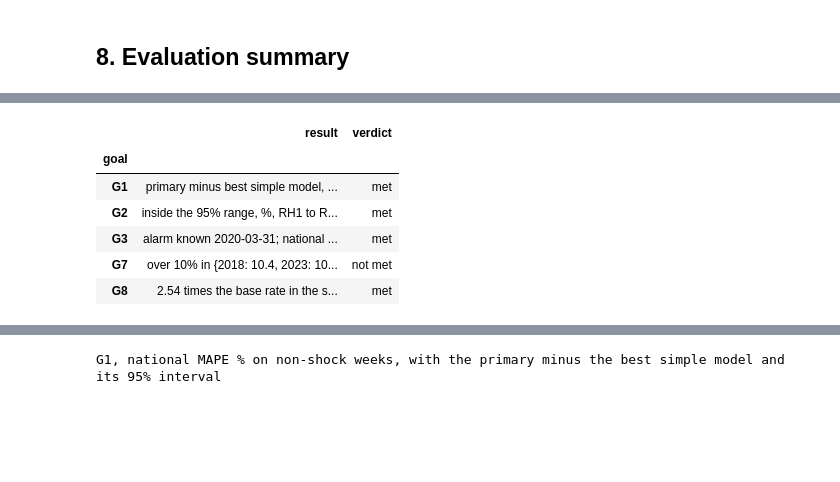
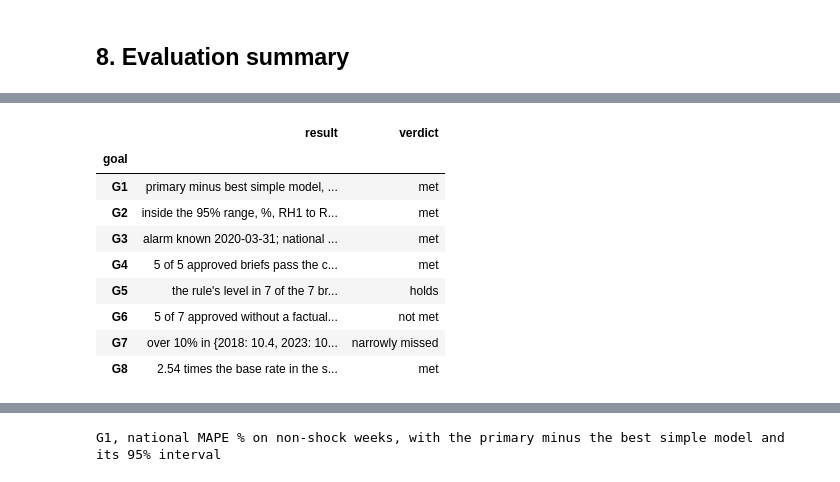
Before and after one commit to PaddyGilliland1/industry-integrated-ai-system-synthesis-old, a Jupyter notebook: ae_escalation_spot_check.ipynb, the cells around one changed output, grey strips where cells are left out. Cells and saved outputs as stored; diff of their text form; code cells hidden in the pictures; blank space fills up the shorter version.

```diff
--- a/ae_escalation_spot_check.ipynb
+++ b/ae_escalation_spot_check.ipynb
@@ -1688,6 +1765,7 @@ g1_table, g1_met = ev.g1(run)
 g2_table, g2_met = ev.g2(run)
 g7 = ev.g7(frame)
 g8 = ev.g8(frame)
+g5 = ap.g5_verdict(result.outcomes)
 steady, every = g8["steady_years"], g8["all_years"]
 over = {
     y: v["raised_pct_all"]
@@ -1706,33 +1784,62 @@ verdicts = pd.DataFrame(
         ),
         (
             "G2",
             "inside the 95% range, %, RH1 to RH4: "
             + ", ".join(f"{v['inside_pct']:.1f}" for v in g2_table.values()),
             g2_met,
         ),
         (
             "G3",
             f"alarm known {g3['known']}; national rising edges by year "
             f"{g3['alarm_rising_edges']}",
             g3["met"],
         ),
+        (
+            "G4",
+            f"{g4['approved_passing_code_check']} of {g4['approved']} "
+            "approved briefs pass the code check again; not verified and "
+            "approved: "
+            f"{g4['not_verified_approved']}; planted figure caught: "
+            f"{g4['planted_caught']}",
+            g4["met"],
+        ),
+        (
+            "G5",
+            f"the rule's level in {g5['level_is_rules']} of the "
+            f"{g5['briefs']} briefs written",
+            g5["met"],
+        ),
+        (
+            "G6",
+            f"{g6['approved_without_factual_edit']} of {g6['built']} approved "
+            f"without a factual edit, {g6['needed']} needed; Reader B: "
+            f"{reader_b}",
+            g6["met"],
+        ),
         ("G7", f"over 10% in {over}", g7["met_as_worded"]),
         (
             "G8",
             f"{steady['ratio'][0]:.2f} times the base rate in the steady "
             f"years, {every['ratio'][0]:.2f} in all years",
             g8["met"],
         ),
     ],
     columns=["goal", "result", "met"],
 ).set_index("goal")
-verdicts["verdict"] = verdicts["met"].map({True: "met", False: "not met"})
+verdicts["verdict"] = verdicts["met"].apply(lambda m: verdict[m])
+# G5 is an invariant, not a test, and G7 is reported as narrowly missed and
+# not tuned, as ruled (D-EVAL-20).
+verdicts.loc["G5", "verdict"] = "holds" if g5["met"] else "broken"
+verdicts.loc["G7", "verdict"] = "narrowly missed"
 verdicts[["result", "verdict"]]
 # %% [output]
 |  | result | verdict |
 | goal |  |  |
 | G1 | primary minus best simple model, ... | met |
 | G2 | inside the 95% range, %, RH1 to R... | met |
 | G3 | alarm known 2020-03-31; national ... | met |
-| G7 | over 10% in {2018: 10.4, 2023: 10... | not met |
+| G4 | 5 of 5 approved briefs pass the c... | met |
+| G5 | the rule's level in 7 of the 7 br... | holds |
+| G6 | 5 of 7 approved without a factual... | not met |
+| G7 | over 10% in {2018: 10.4, 2023: 10... | narrowly missed |
 | G8 | 2.54 times the base rate in the s... | met |
```
Also changed, not shown: parts of 8 cells of this notebook, 4 other files.
